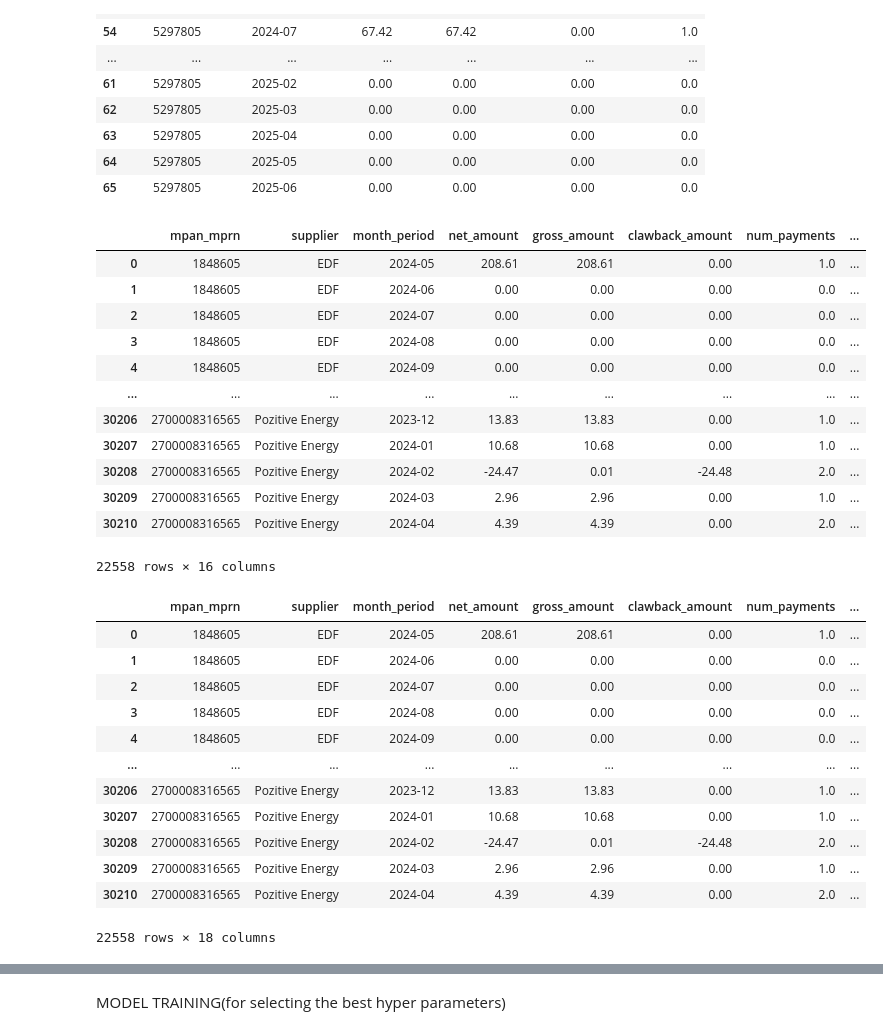
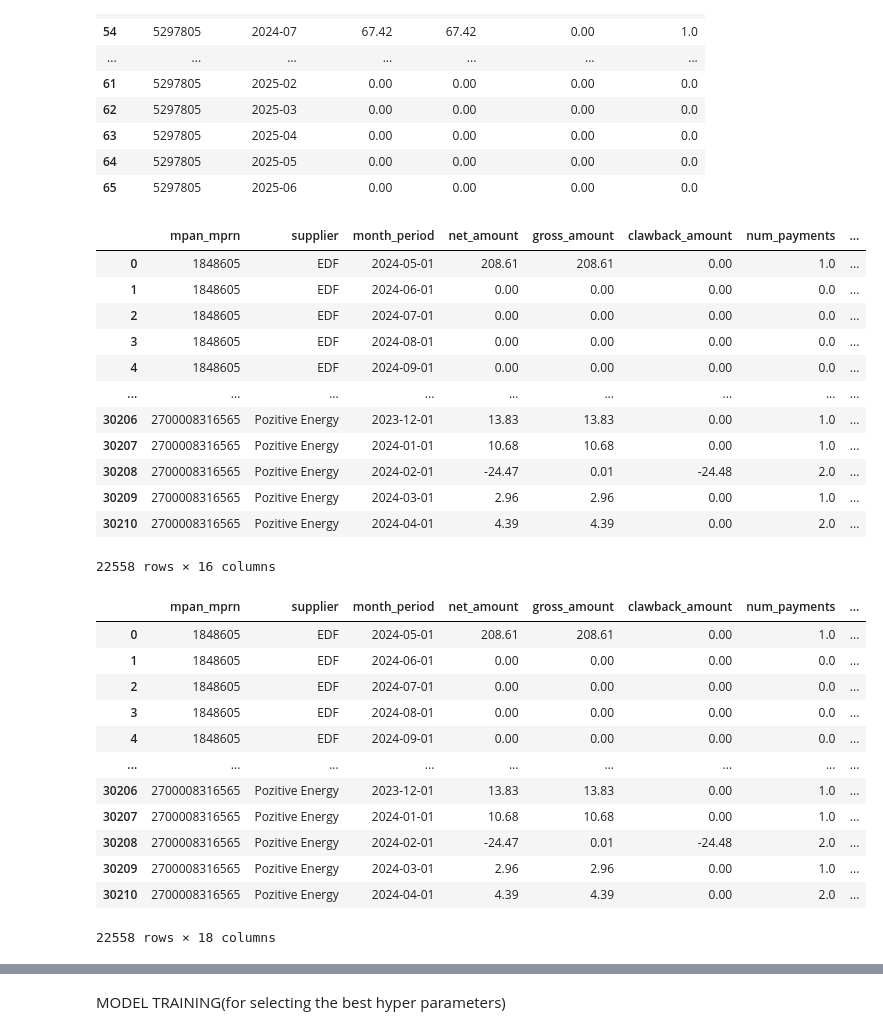
Before and after one commit to ijaycyndy/Data-Cleaning-Using-SQL, a Jupyter notebook: Pozitive_Forecast.ipynb, the cells around one changed output, grey strips where cells are left out. Saved outputs shown, nothing was run; the diff lists cells and outputs as text; code cells hidden in the pictures.

```diff
--- a/Pozitive_Forecast.ipynb
+++ b/Pozitive_Forecast.ipynb
@@ -171,9 +200,6 @@ check2
 | 64 | 5297805 | 2025-05 | 0.00 | 0.00 | 0.00 | 0.0 |
 | 65 | 5297805 | 2025-06 | 0.00 | 0.00 | 0.00 | 0.0 |
 # %%
-# Make a copy
-training_data = payment_aggregation.copy()
-
 # Sort for rolling logic
 training_data = training_data.sort_values(["mpan_mprn", "supplier", "month_period"])
 
@@ -207,45 +233,52 @@ training_data["roll_3m_gross"] = (
                  .rolling(window=3, min_periods=1)
                  .sum()
                  .reset_index(level=[0, 1], drop=True)
 )
 
 # 3. Months since previous payment — grouped by both mpan and supplier
 period_code = training_data["month_period"].astype(int)
 training_data["months_since_prev_payment"] = (
     period_code.groupby([training_data["mpan_mprn"], training_data["supplier"]]).diff()
 )
 
 # 4. Reorder
 cols_to_keep = [
     "mpan_mprn", "supplier", "month_period",
     "net_amount", "gross_amount", "clawback_amount", "num_payments",
     "contract_end_date", "contract_status", "Payment_Type",  # ← fix: add comma here
     "month_number", "season",
     "roll_3m_net", "roll_3m_avg", "roll_3m_gross",
     "months_since_prev_payment"
 ]
 
+
+# Force rolling values to 0 for June 2025 rows where net_amount is 0
+
+mask = (training_data["month_period"] == pd.Timestamp("2025-06-01")) & (training_data["net_amount"] == 0)
+training_data.loc[mask, ["roll_3m_net", "roll_3m_avg"]] = 0
+
 training_data = training_data[cols_to_keep]
 
 training_data = training_data[
     (training_data["contract_status"] == "active") |
-    (training_data["month_period"].dt.to_timestamp() <= training_data["contract_end_date"])
+    (training_data["month_period"] <= training_data["contract_end_date"])
 ]
 
+
 training_data
 # %% [output]
 |  | mpan_mprn | supplier | month_period | net_amount | gross_amount | clawback_amount | num_payments | ... |
-| 0 | 1848605 | EDF | 2024-05 | 208.61 | 208.61 | 0.00 | 1.0 | ... |
-| 1 | 1848605 | EDF | 2024-06 | 0.00 | 0.00 | 0.00 | 0.0 | ... |
-| 2 | 1848605 | EDF | 2024-07 | 0.00 | 0.00 | 0.00 | 0.0 | ... |
-| 3 | 1848605 | EDF | 2024-08 | 0.00 | 0.00 | 0.00 | 0.0 | ... |
-| 4 | 1848605 | EDF | 2024-09 | 0.00 | 0.00 | 0.00 | 0.0 | ... |
+| 0 | 1848605 | EDF | 2024-05-01 | 208.61 | 208.61 | 0.00 | 1.0 | ... |
+| 1 | 1848605 | EDF | 2024-06-01 | 0.00 | 0.00 | 0.00 | 0.0 | ... |
+| 2 | 1848605 | EDF | 2024-07-01 | 0.00 | 0.00 | 0.00 | 0.0 | ... |
+| 3 | 1848605 | EDF | 2024-08-01 | 0.00 | 0.00 | 0.00 | 0.0 | ... |
+| 4 | 1848605 | EDF | 2024-09-01 | 0.00 | 0.00 | 0.00 | 0.0 | ... |
 | ... | ... | ... | ... | ... | ... | ... | ... | ... |
-| 30206 | 2700008316565 | Pozitive Energy | 2023-12 | 13.83 | 13.83 | 0.00 | 1.0 | ... |
-| 30207 | 2700008316565 | Pozitive Energy | 2024-01 | 10.68 | 10.68 | 0.00 | 1.0 | ... |
-| 30208 | 2700008316565 | Pozitive Energy | 2024-02 | -24.47 | 0.01 | -24.48 | 2.0 | ... |
-| 30209 | 2700008316565 | Pozitive Energy | 2024-03 | 2.96 | 2.96 | 0.00 | 1.0 | ... |
-| 30210 | 2700008316565 | Pozitive Energy | 2024-04 | 4.39 | 4.39 | 0.00 | 2.0 | ... |
+| 30206 | 2700008316565 | Pozitive Energy | 2023-12-01 | 13.83 | 13.83 | 0.00 | 1.0 | ... |
+| 30207 | 2700008316565 | Pozitive Energy | 2024-01-01 | 10.68 | 10.68 | 0.00 | 1.0 | ... |
+| 30208 | 2700008316565 | Pozitive Energy | 2024-02-01 | -24.47 | 0.01 | -24.48 | 2.0 | ... |
+| 30209 | 2700008316565 | Pozitive Energy | 2024-03-01 | 2.96 | 2.96 | 0.00 | 1.0 | ... |
+| 30210 | 2700008316565 | Pozitive Energy | 2024-04-01 | 4.39 | 4.39 | 0.00 | 2.0 | ... |
 22558 rows × 16 columns
 # %%
 training_data = training_data.sort_values(["mpan_mprn", "supplier", "month_period"])
@@ -266,17 +299,17 @@ training_data["will_pay_next_month"] = (
 training_data
 # %% [output]
 |  | mpan_mprn | supplier | month_period | net_amount | gross_amount | clawback_amount | num_payments | ... |
-| 0 | 1848605 | EDF | 2024-05 | 208.61 | 208.61 | 0.00 | 1.0 | ... |
-| 1 | 1848605 | EDF | 2024-06 | 0.00 | 0.00 | 0.00 | 0.0 | ... |
-| 2 | 1848605 | EDF | 2024-07 | 0.00 | 0.00 | 0.00 | 0.0 | ... |
-| 3 | 1848605 | EDF | 2024-08 | 0.00 | 0.00 | 0.00 | 0.0 | ... |
-| 4 | 1848605 | EDF | 2024-09 | 0.00 | 0.00 | 0.00 | 0.0 | ... |
+| 0 | 1848605 | EDF | 2024-05-01 | 208.61 | 208.61 | 0.00 | 1.0 | ... |
+| 1 | 1848605 | EDF | 2024-06-01 | 0.00 | 0.00 | 0.00 | 0.0 | ... |
+| 2 | 1848605 | EDF | 2024-07-01 | 0.00 | 0.00 | 0.00 | 0.0 | ... |
+| 3 | 1848605 | EDF | 2024-08-01 | 0.00 | 0.00 | 0.00 | 0.0 | ... |
+| 4 | 1848605 | EDF | 2024-09-01 | 0.00 | 0.00 | 0.00 | 0.0 | ... |
 | ... | ... | ... | ... | ... | ... | ... | ... | ... |
-| 30206 | 2700008316565 | Pozitive Energy | 2023-12 | 13.83 | 13.83 | 0.00 | 1.0 | ... |
-| 30207 | 2700008316565 | Pozitive Energy | 2024-01 | 10.68 | 10.68 | 0.00 | 1.0 | ... |
-| 30208 | 2700008316565 | Pozitive Energy | 2024-02 | -24.47 | 0.01 | -24.48 | 2.0 | ... |
-| 30209 | 2700008316565 | Pozitive Energy | 2024-03 | 2.96 | 2.96 | 0.00 | 1.0 | ... |
-| 30210 | 2700008316565 | Pozitive Energy | 2024-04 | 4.39 | 4.39 | 0.00 | 2.0 | ... |
+| 30206 | 2700008316565 | Pozitive Energy | 2023-12-01 | 13.83 | 13.83 | 0.00 | 1.0 | ... |
+| 30207 | 2700008316565 | Pozitive Energy | 2024-01-01 | 10.68 | 10.68 | 0.00 | 1.0 | ... |
+| 30208 | 2700008316565 | Pozitive Energy | 2024-02-01 | -24.47 | 0.01 | -24.48 | 2.0 | ... |
+| 30209 | 2700008316565 | Pozitive Energy | 2024-03-01 | 2.96 | 2.96 | 0.00 | 1.0 | ... |
+| 30210 | 2700008316565 | Pozitive Energy | 2024-04-01 | 4.39 | 4.39 | 0.00 | 2.0 | ... |
 22558 rows × 18 columns
 # %%
 check3 = training_data[
```
Also changed, not shown: parts of 8 cells of this notebook.
